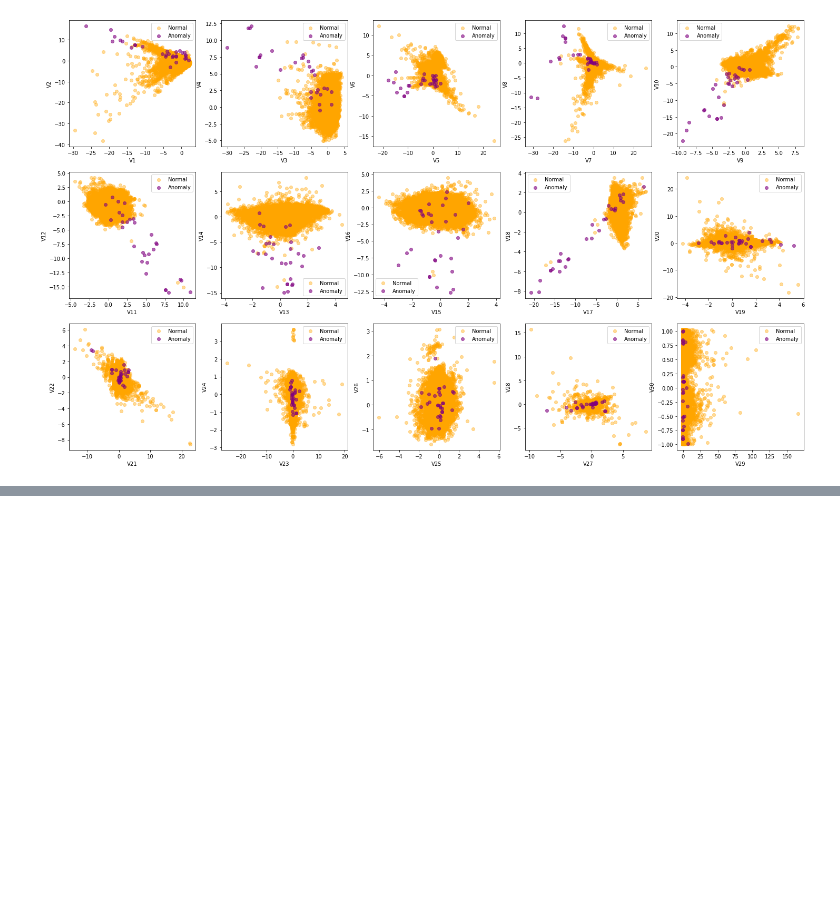
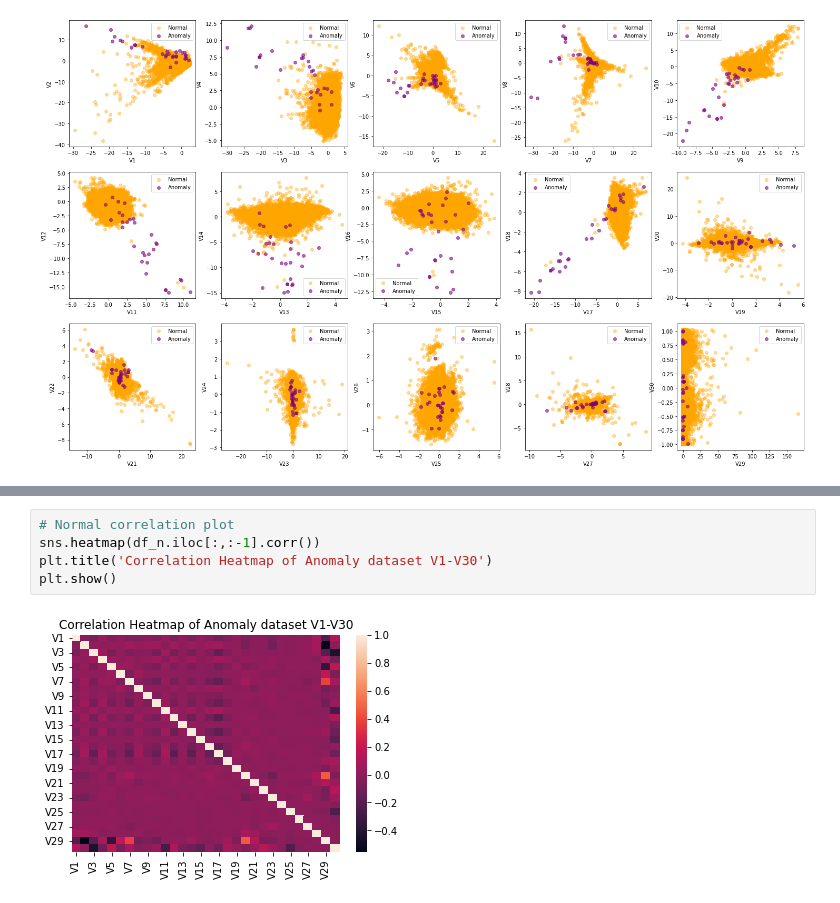
Before and after one commit to ddangchani/dacon_FraudDetection, a Jupyter notebook: EDA.ipynb, the cells around one changed output, grey strips where cells are left out. Drawn from its saved outputs; the diff is of its cells as text; blank space fills up the shorter version.

```diff
--- a/EDA.ipynb
+++ b/EDA.ipynb
@@ -109,0 +116,7 @@ plt.show()
+# %%
+# Normal correlation plot
+sns.heatmap(df_n.iloc[:,:-1].corr())
+plt.title('Correlation Heatmap of Anomaly dataset V1-V30')
+plt.show()
+# %% [output]
+[figure, added]
```
Also changed, not shown: parts of 3 cells of this notebook, 1 other file.
